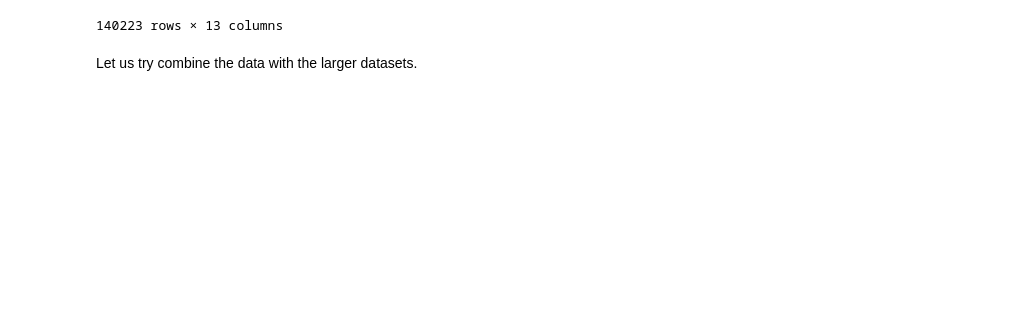
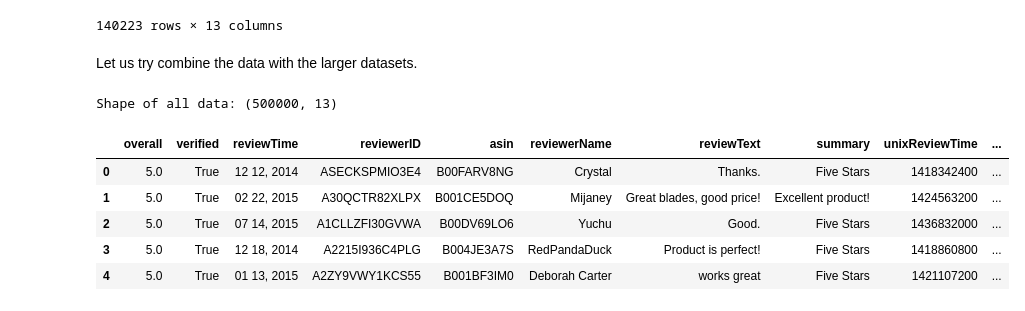
Before and after one commit to pavsingh7/Masters-Dissertation, a Jupyter notebook: Code/data_load.ipynb, the cells around one changed output. Drawn from its saved outputs; the diff is of its cells as text; code cells hidden in the pictures; blank space fills up the shorter version.

```diff
--- a/Code/data_load.ipynb
+++ b/Code/data_load.ipynb
@@ -341,0 +214,59 @@ print("Shape of Combined Data: ", all_data.shape)
+# %%
+import json
+import random
+import linecache
+import pandas as pd
+
+def read_file(filename, category):
+    num_lines = sum(1 for line in open(filename))
+    selected_lines = set()
+    while len(selected_lines) < min(50000, num_lines):
+        line_num = random.randint(1, num_lines)
+        if line_num not in selected_lines:
+            selected_lines.add(line_num)
+            line = linecache.getline(filename, line_num)
+            selected_data = json.loads(line)
+            selected_data['category'] = category
+            yield selected_data
+
+data = []
+
+# category files
+arts_crafts = "/Users/pavansingh/Desktop/Amazon Review Data/Arts_Crafts_and_Sewing_5.json"
+automotive = "/Users/pavansingh/Desktop/Amazon Review Data/Automotive_5.json"
+cds_vinyl = "/Users/pavansingh/Desktop/Amazon Review Data/CDs_and_Vinyl_5.json"
+cell_phones = "/Users/pavansingh/Desktop/Amazon Review Data/Cell_Phones_and_Accessories_5.json"
+clothing_shoes = "/Users/pavansingh/Desktop/Amazon Review Data/Clothing_Shoes_and_Jewelry_5.json"
+electronics = "/Users/pavansingh/Desktop/Amazon Review Data/Electronics_5.json"
+grocery = "/Users/pavansingh/Desktop/Amazon Review Data/Grocery_and_Gourmet_Food_5.json"
+home_kitchen = "/Users/pavansingh/Desktop/Amazon Review Data/Home_and_Kitchen_5.json"
+kindle_store = "/Users/pavansingh/Desktop/Amazon Review Data/Kindle_Store_5.json"
+movies_tv = "/Users/pavansingh/Desktop/Amazon Review Data/Movies_and_TV_5.json"
+musical_instruments = "/Users/pavansingh/Desktop/Amazon Review Data/Musical_Instruments_5.json"
+office_products = "/Users/pavansingh/Desktop/Amazon Review Data/Office_Products_5.json"
+patio_lawn = "/Users/pavansingh/Desktop/Amazon Review Data/Patio_Lawn_and_Garden_5.json"
+pet_supplies = "/Users/pavansingh/Desktop/Amazon Review Data/Pet_Supplies_5.json"
+sports_outdoors = "/Users/pavansingh/Desktop/Amazon Review Data/Sports_and_Outdoors_5.json"
+tools_home = "/Users/pavansingh/Desktop/Amazon Review Data/Tools_and_Home_Improvement_5.json"
+toys_games = "/Users/pavansingh/Desktop/Amazon Review Data/Toys_and_Games_5.json"
+video_games = "/Users/pavansingh/Desktop/Amazon Review Data/Video_Games_5.json"
+
+# load each file and join into dataframe
+for category, filename in [('arts_crafts_and_sewing', arts_crafts), ('automotive', automotive), ('cds_and_vinyl', cds_vinyl), ('cell_phones_and_accessories', cell_phones), ('home_and_kitchen', home_kitchen), ('musical_instruments', musical_instruments), ('office_products', office_products), ('tools_and_home_improvement', tools_home), ('toys_and_games', toys_games), ('video_games', video_games)]:
+    for selected_data in read_file(filename, category):
+        data.append(selected_data)
+
+# make it into a dataframe
+df = pd.DataFrame(data)
+
+# show the dataframe
+print("Shape of all data:", df.shape)
+display(df.head(5))
+# %% [output]
+Shape of all data: (500000, 13)
+|  | overall | verified | reviewTime | reviewerID | asin | reviewerName | reviewText | summary | unixReviewTime | ... |
+| 0 | 5.0 | True | 12 12, 2014 | ASECKSPMIO3E4 | B00FARV8NG | Crystal | Thanks. | Five Stars | 1418342400 | ... |
+| 1 | 5.0 | True | 02 22, 2015 | A30QCTR82XLPX | B001CE5DOQ | Mijaney | Great blades, good price! | Excellent product! | 1424563200 | ... |
+| 2 | 5.0 | True | 07 14, 2015 | A1CLLZFI30GVWA | B00DV69LO6 | Yuchu | Good. | Five Stars | 1436832000 | ... |
+| 3 | 5.0 | True | 12 18, 2014 | A2215I936C4PLG | B004JE3A7S | RedPandaDuck | Product is perfect! | Five Stars | 1418860800 | ... |
+| 4 | 5.0 | True | 01 13, 2015 | A2ZY9VWY1KCS55 | B001BF3IM0 | Deborah Carter | works great | Five Stars | 1421107200 | ... |
```
Also changed, not shown: parts of 9 cells of this notebook, 2 other files.
